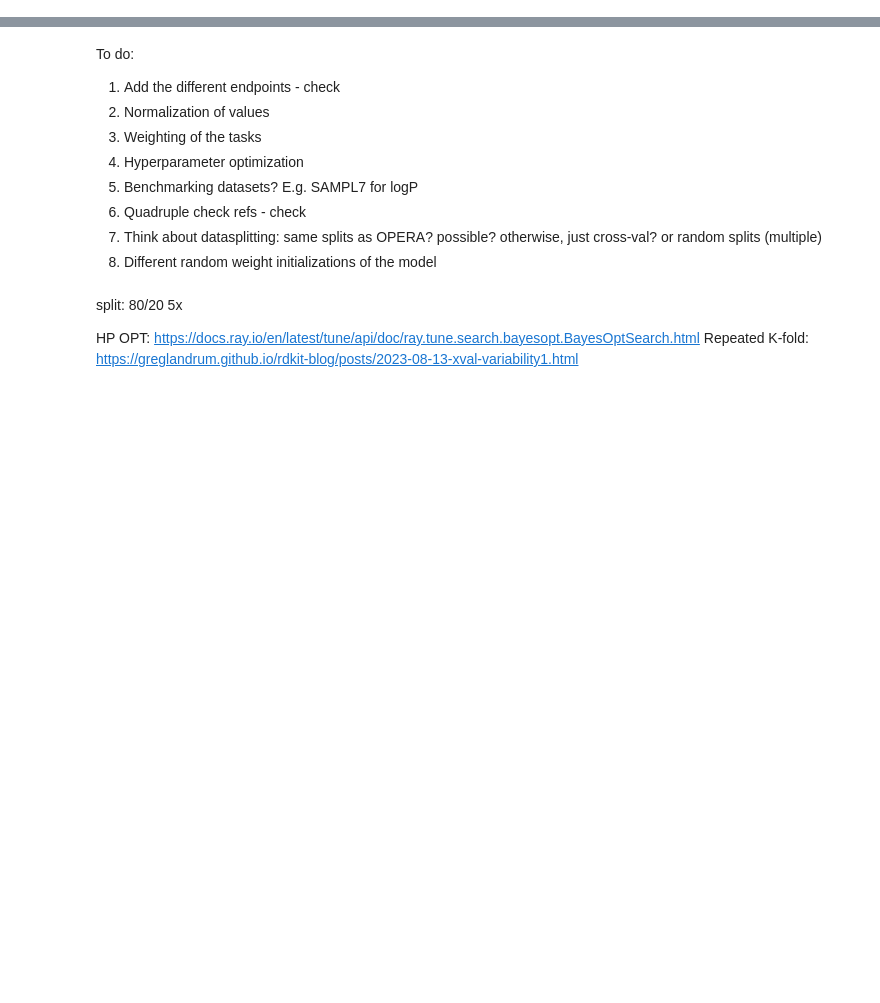
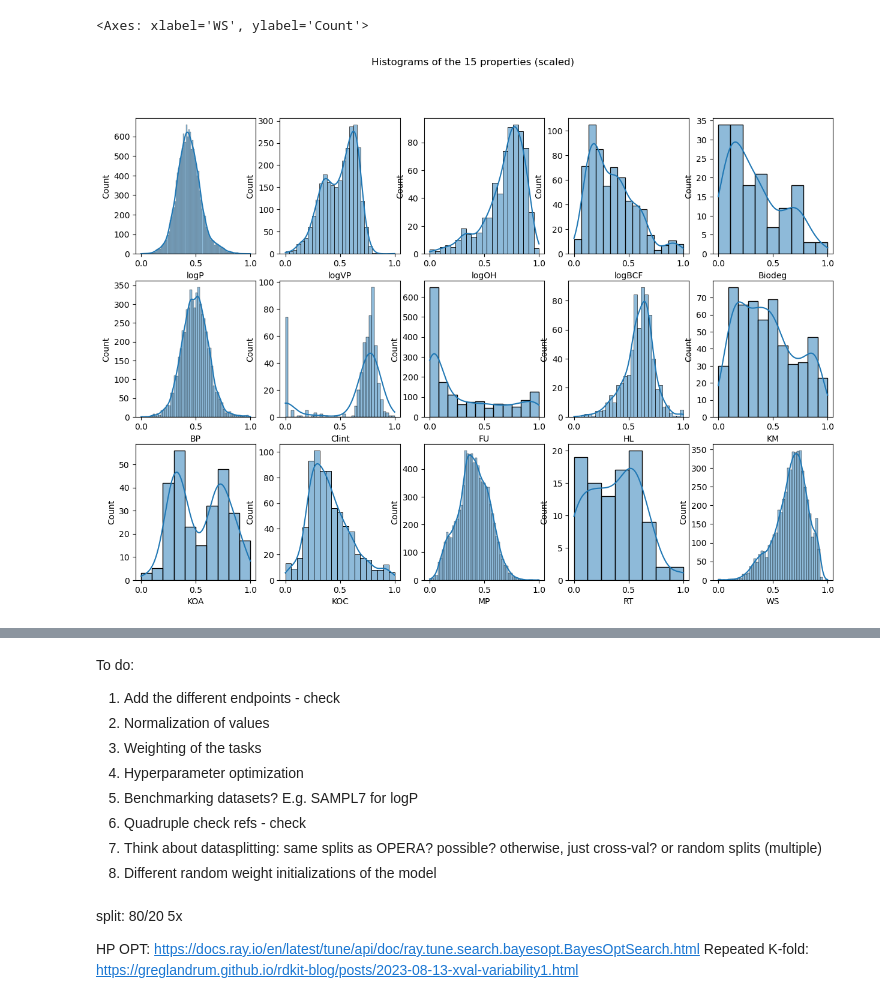
Before and after one commit to Cschiebroek/Digital_Chemistry, a Jupyter notebook: 001_First_test.ipynb, the cells around one changed output, grey strips where cells are left out. Cells and saved outputs as stored; diff of their text form; code cells hidden in the pictures; blank space fills up the shorter version.

```diff
--- a/001_First_test.ipynb
+++ b/001_First_test.ipynb
@@ -682,0 +212,27 @@ Datapoints: 554
+# %%
+from sklearn.preprocessing import MinMaxScaler
+scaler = MinMaxScaler()
+df_scaled = df_nan.copy()
+df_scaled[['logP', 'logVP', 'logOH', 'logBCF', 'Biodeg', 'BP', 'Clint', 'FU', 'HL', 'KM', 'KOA', 'KOC', 'MP', 'RT', 'WS']] = scaler.fit_transform(df_scaled[['logP', 'logVP', 'logOH', 'logBCF', 'Biodeg', 'BP', 'Clint', 'FU', 'HL', 'KM', 'KOA', 'KOC', 'MP', 'RT', 'WS']])
+df_scaled
+#plot
+fig, axes = plt.subplots(3, 5, figsize=(15, 10))
+fig.suptitle('Histograms of the 15 properties (scaled)')
+sns.histplot(df_scaled['logP'], kde=True, ax=axes[0, 0])
+sns.histplot(df_scaled['logVP'], kde=True, ax=axes[0, 1])
+sns.histplot(df_scaled['logOH'], kde=True, ax=axes[0, 2])
+sns.histplot(df_scaled['logBCF'], kde=True, ax=axes[0, 3])
+sns.histplot(df_scaled['Biodeg'], kde=True, ax=axes[0, 4])
+sns.histplot(df_scaled['BP'], kde=True, ax=axes[1, 0])
+sns.histplot(df_scaled['Clint'], kde=True, ax=axes[1, 1])
+sns.histplot(df_scaled['FU'], kde=True, ax=axes[1, 2])
+sns.histplot(df_scaled['HL'], kde=True, ax=axes[1, 3])
+sns.histplot(df_scaled['KM'], kde=True, ax=axes[1, 4])
+sns.histplot(df_scaled['KOA'], kde=True, ax=axes[2, 0])
+sns.histplot(df_scaled['KOC'], kde=True, ax=axes[2, 1])
+sns.histplot(df_scaled['MP'], kde=True, ax=axes[2, 2])
+sns.histplot(df_scaled['RT'], kde=True, ax=axes[2, 3])
+sns.histplot(df_scaled['WS'], kde=True, ax=axes[2, 4])
+# %% [output]
+<Axes: xlabel='WS', ylabel='Count'>
+[figure, added]
```
Also changed, not shown: parts of 39 cells of this notebook, 1 other file.
